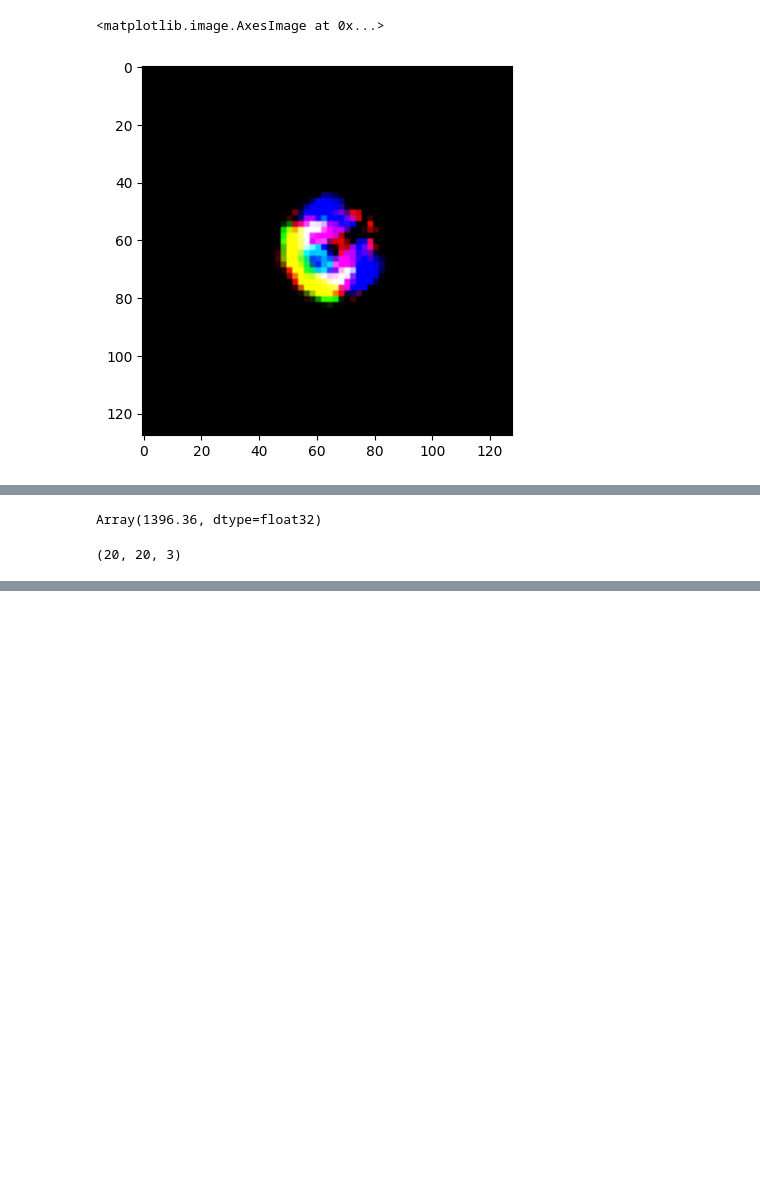
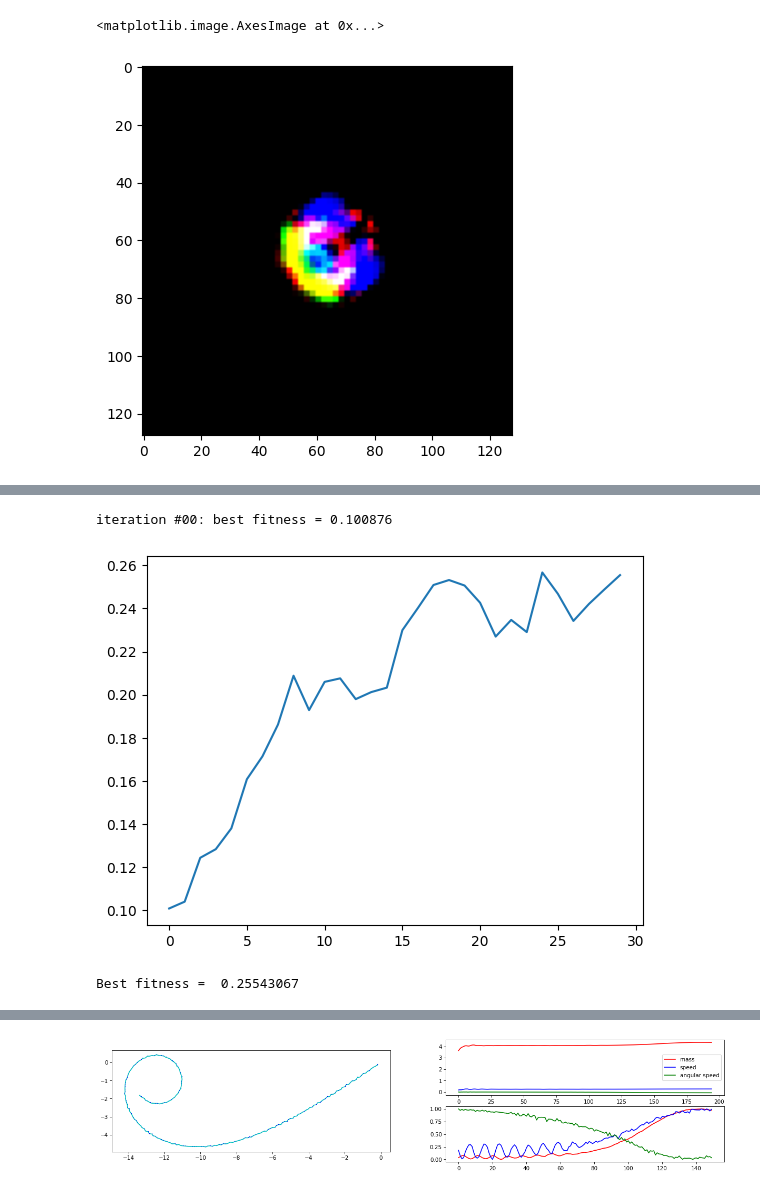
Before and after one commit to Procuste34/lenia, a Jupyter notebook: Custom_Lenia_avec_EvoJAX.ipynb, the cells around one changed output, grey strips where cells are left out. Saved outputs shown, nothing was run; the diff lists cells and outputs as text; code cells hidden in the pictures; blank space fills up the shorter version.

```diff
--- a/Custom_Lenia_avec_EvoJAX.ipynb
+++ b/Custom_Lenia_avec_EvoJAX.ipynb
@@ -252,22 +232,23 @@ def load_pattern(pattern):
 # %%
 @jax.jit
 def express_gene(carry, gene):
+  global cells_size, n_kernels, n_channels, n_params, n_cells, n_gene, world_size, world_scale
+
   params = gene[:n_params].reshape((3, n_kernels))
   #cells_flatten = gene[n_params:]
-  cells = gene[n_params:].reshape((n_cells_size, n_cells_size, n_channels))
+  cells = gene[n_params:].reshape((cells_size, cells_size, n_channels))
 
   #params = params_flatten.reshape((3, n_kernels))
 
 
   #A = create_world_from_cells(cells_flatten)
   A = create_world_from_cells(cells)
-  m, h, s = params
+  m, s, h = params
 
-  carry._replace(world=A)
-  carry._replace(params=Params(m, h, s))
+  carry = carry._replace(world=A)
+  carry = carry._replace(params=Params(m, s, h))
 
   return carry
-
 
 def step(carry, e, is_record=True):
   A = carry.world
@@ -328,5 +309,4 @@ def step(carry, e, is_record=True):
 
   return carry, accum
 
-
 step_light = partial(step, is_record=False)
@@ -371,7 +354,7 @@ evaluate_batch = jax.vmap(evaluate, in_axes=(0,), out_axes=0)
 pattern = patterns["5N7KKM"]
 init_carry, init_gene, other_asset = load_pattern(pattern)
 
-fitness, series = simulate(init_carry, init_gene)
+fitness, series = simulate(init_gene)
 print("Initial fitness = ", fitness)
 display_video(series.world, step=1, title=f"fitness={fitness:0.6f}")
 display_stats(series.stats)
@@ -380,10 +363,37 @@ Initial fitness =  0.069909476
 [interactive output not drawn]
 [figure]
-# %%
-series.world[0].sum()
-# %% [output]
-Array(1396.36, dtype=float32)
-# %%
-other_asset.init_cells.shape
-# %% [output]
-(20, 20, 3)
+# %%
+solver = evojax.algo.CMA_ES_JAX(
+    pop_size=n_population,
+    param_size=n_genes,
+    mean=init_gene,
+    init_stdev=0.01,
+)
+
+fitness_list = []
+series_list = []
+for iter in range(n_iteration):
+  gene_batch = solver.ask()  # (pop, gene)
+  fitness_batch = evaluate_batch(gene_batch)  # (pop)
+  solver.tell(fitness_batch)
+
+  if iter % n_iter_interval == 0 or iter == n_iteration:
+    best_gene = solver.best_params  # (gene)
+    best_fitness = evaluate(best_gene)
+    print(f"iteration #{iter:02d}: best fitness = {best_fitness:0.6f}")
+    fitness_list.append(best_fitness)
+    fitness, series = simulate(best_gene)
+    # series_list.append(series.world)  # run this if want to show all results
+# %% [output]
+iteration #00: best fitness = 0.100876
+# %%
+plt.plot(fitness_list)
+plt.show()
+
+fitness, series = simulate(best_gene)
+print("Best fitness = ", fitness)
+display_video(series.world, step=1, title=f"fitness={fitness:0.6f}")
+display_stats(series.stats)
+# %% [output]
+[figure, added]
+Best fitness =  0.25543067
@@ -389,0 +401 @@ other_asset.init_cells.shape
+[figure, added]
```
Also changed, not shown: parts of 10 cells of this notebook.
